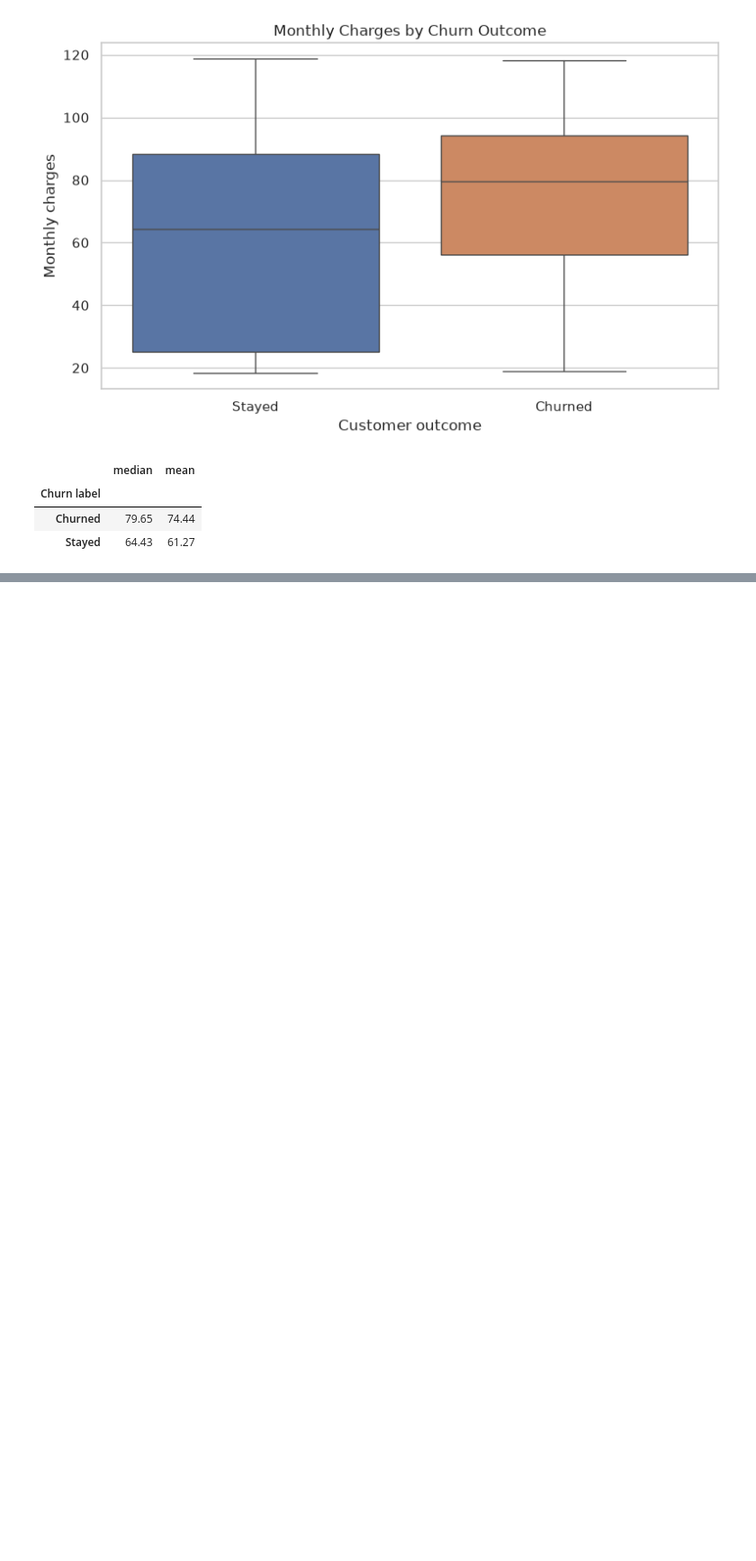
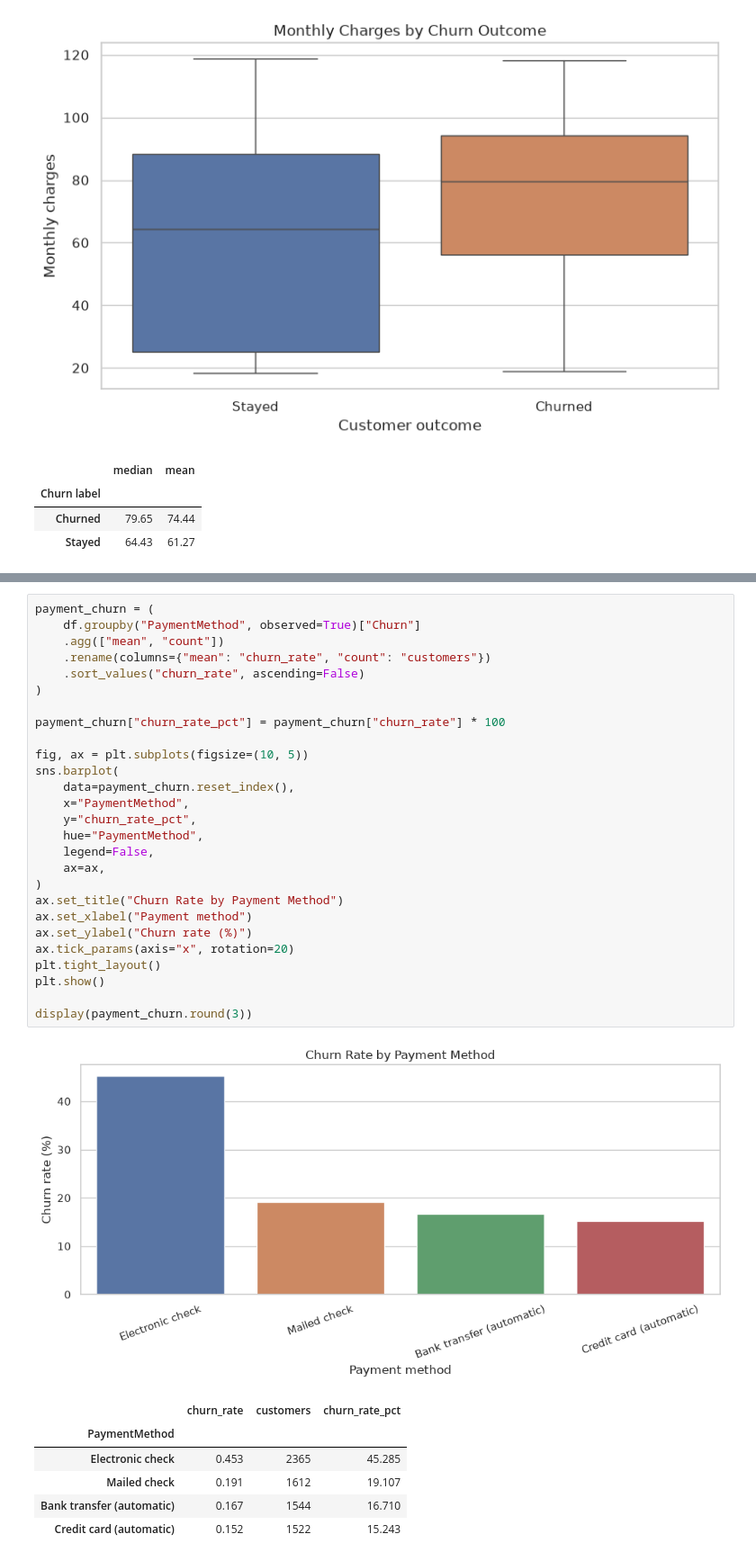
Before and after one commit to GaurikMehrotra/customer-churn-prediction, a Jupyter notebook: notebooks/01_eda.ipynb, the cells around one changed output, grey strips where cells are left out. Shown at 90% size. Cells and saved outputs as stored; diff of their text form; blank space fills up the shorter version.

Commit message:
Complete exploratory data analysis notebook

```diff
--- a/notebooks/01_eda.ipynb
+++ b/notebooks/01_eda.ipynb
@@ -149,0 +155,35 @@ display(
+# %%
+payment_churn = (
+    df.groupby("PaymentMethod", observed=True)["Churn"]
+    .agg(["mean", "count"])
+    .rename(columns={"mean": "churn_rate", "count": "customers"})
+    .sort_values("churn_rate", ascending=False)
+)
+
+payment_churn["churn_rate_pct"] = payment_churn["churn_rate"] * 100
+
+fig, ax = plt.subplots(figsize=(10, 5))
+sns.barplot(
+    data=payment_churn.reset_index(),
+    x="PaymentMethod",
+    y="churn_rate_pct",
+    hue="PaymentMethod",
+    legend=False,
+    ax=ax,
+)
+ax.set_title("Churn Rate by Payment Method")
+ax.set_xlabel("Payment method")
+ax.set_ylabel("Churn rate (%)")
+ax.tick_params(axis="x", rotation=20)
+plt.tight_layout()
+plt.show()
+
+display(payment_churn.round(3))
+# %% [output]
+[figure, added]
+|  | churn_rate | customers | churn_rate_pct |
+| PaymentMethod |  |  |  |
+| Electronic check | 0.453 | 2365 | 45.285 |
+| Mailed check | 0.191 | 1612 | 19.107 |
+| Bank transfer (automatic) | 0.167 | 1544 | 16.710 |
+| Credit card (automatic) | 0.152 | 1522 | 15.243 |
```
Also changed, not shown: parts of 16 cells of this notebook.
